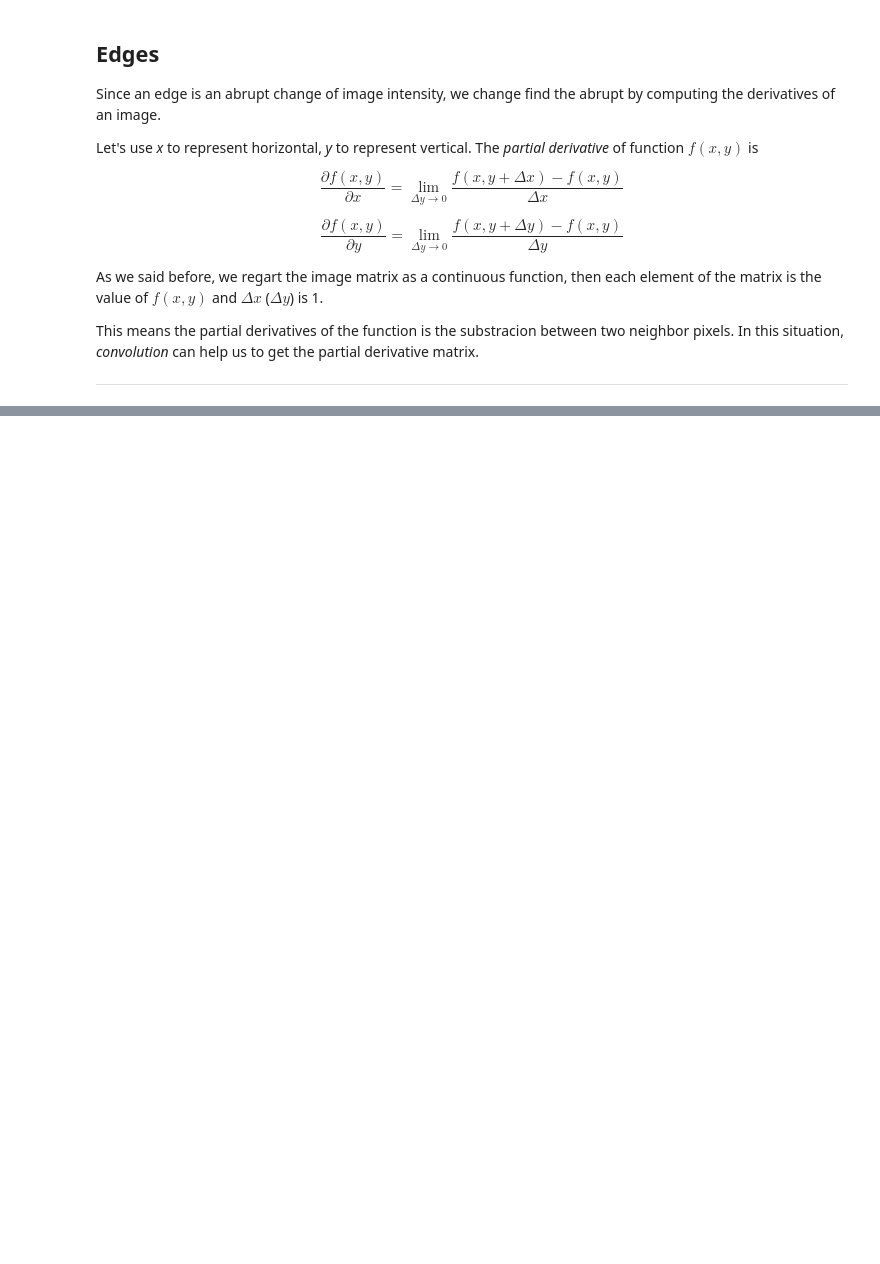
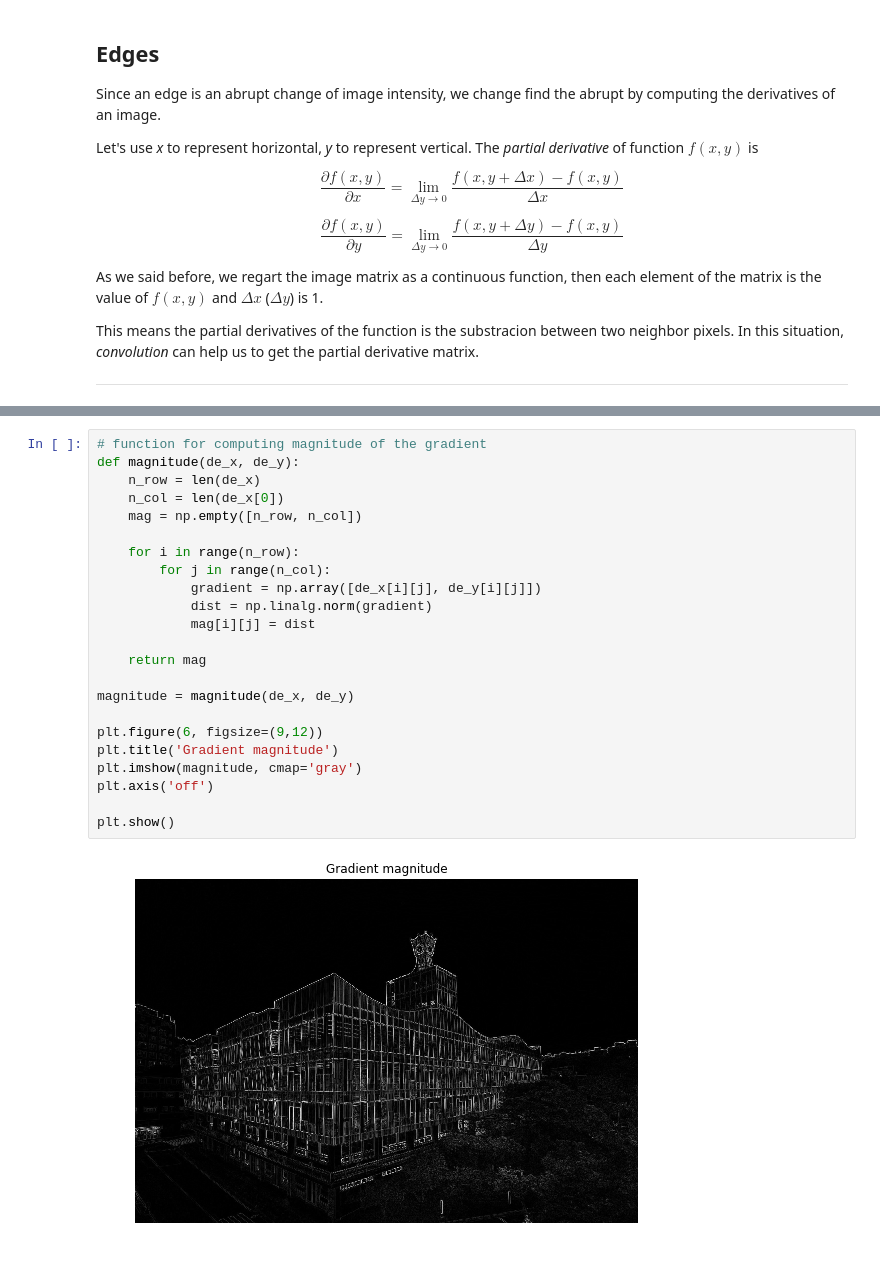
Before and after one commit to z1ggy-o/assignment01, a Jupyter notebook: assignment05/assignment05.ipynb, the cells around one changed output, grey strips where cells are left out. Drawn from its saved outputs; the diff is of its cells as text; blank space fills up the shorter version.

```diff
--- a/assignment05/assignment05.ipynb
+++ b/assignment05/assignment05.ipynb
@@ -78,0 +204,25 @@ the derivative is f(x+1)-f(x)/h, use convolution, we can the the partial derivat
+# %%
+# function for computing magnitude of the gradient
+def magnitude(de_x, de_y):
+    n_row = len(de_x)
+    n_col = len(de_x[0])
+    mag = np.empty([n_row, n_col])
+
+    for i in range(n_row):
+        for j in range(n_col):
+            gradient = np.array([de_x[i][j], de_y[i][j]])
+            dist = np.linalg.norm(gradient)
+            mag[i][j] = dist
+
+    return mag
+
+magnitude = magnitude(de_x, de_y)
+
+plt.figure(6, figsize=(9,12))
+plt.title('Gradient magnitude')
+plt.imshow(magnitude, cmap='gray')
+plt.axis('off')
+
+plt.show()
+# %% [output]
+[figure, added]
```
Also changed, not shown: parts of 30 cells of this notebook, 3 other files.
